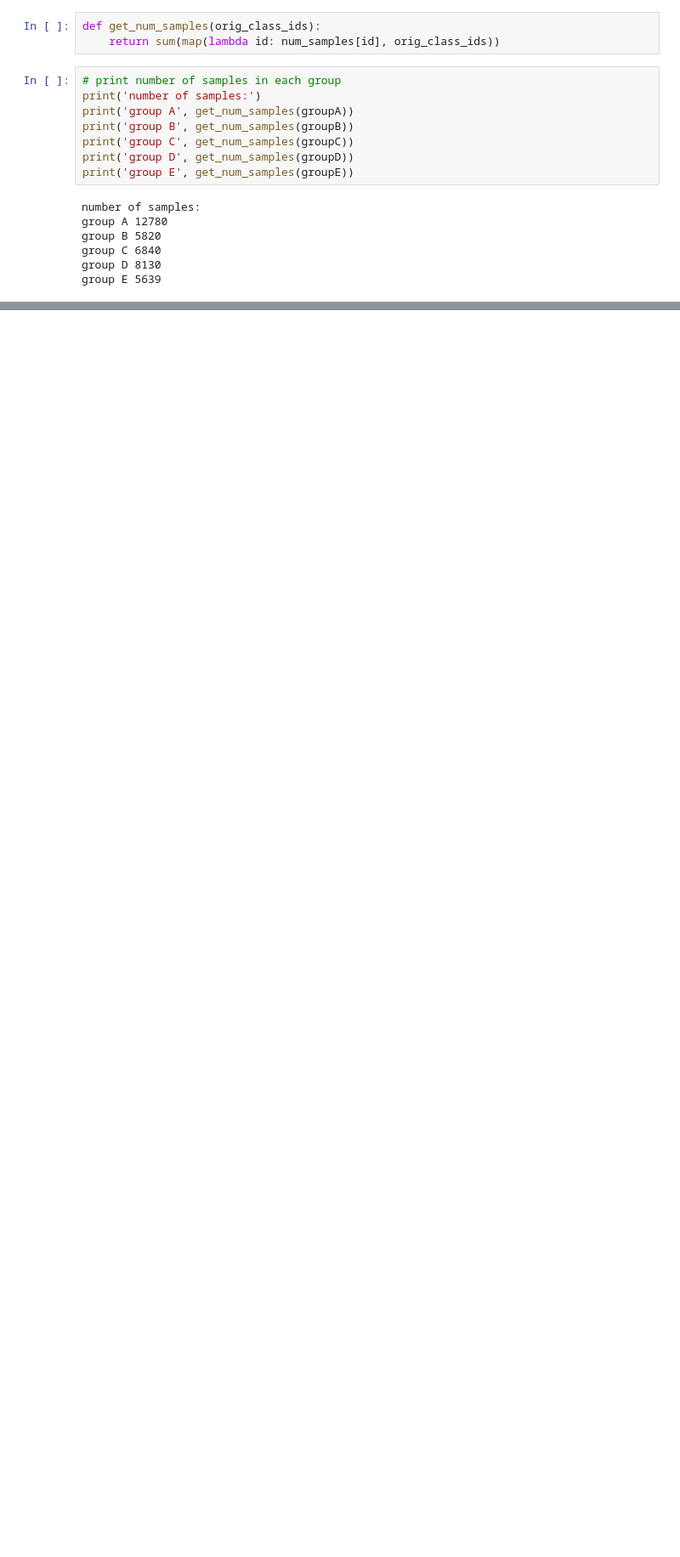
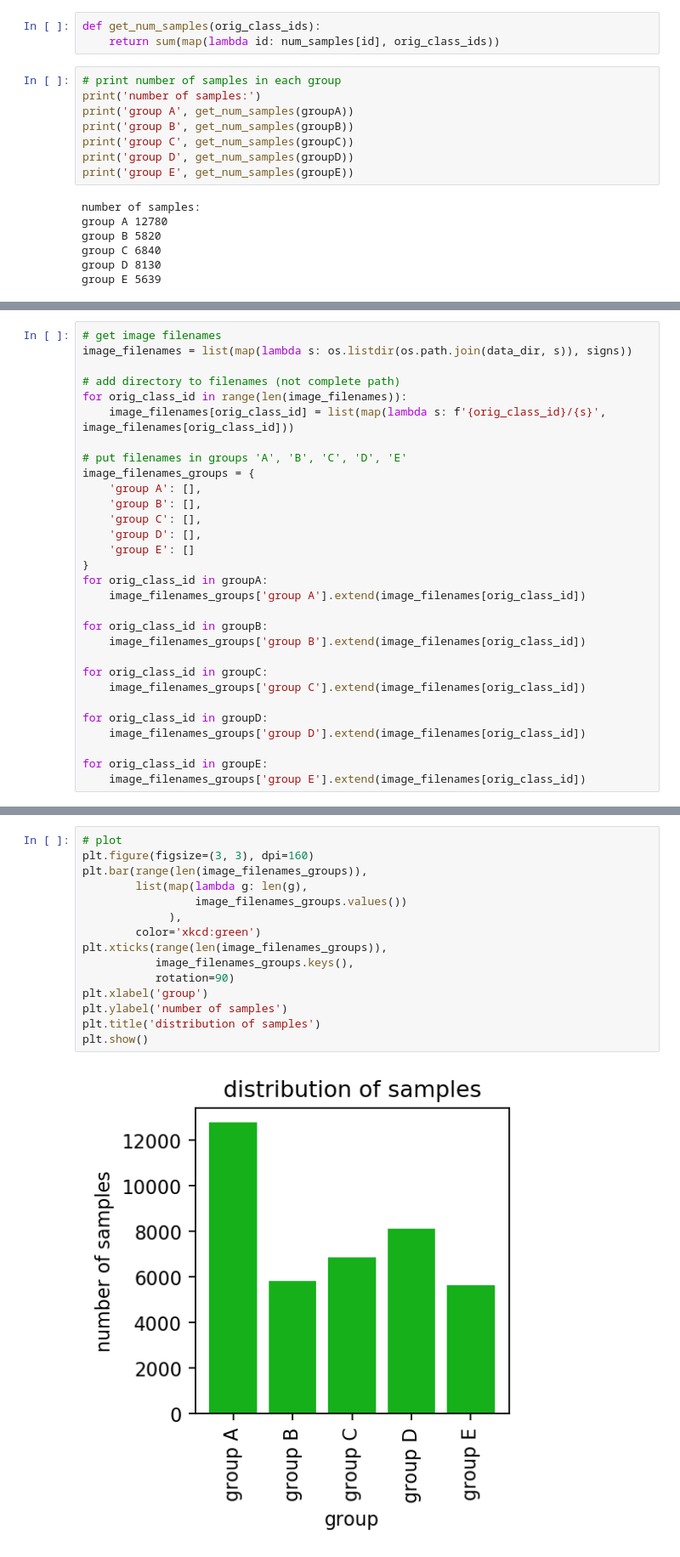
Before and after one commit to avinashjairam/Exploring-Neural-Networks, a Jupyter notebook: HW 3/prob 2/build_data.ipynb, the cells around one changed output, grey strips where cells are left out. Shown at 85% size. Saved outputs shown, nothing was run; the diff lists cells and outputs as text; blank space fills up the shorter version.

Commit message:
added build data

```diff
--- a/HW 3/prob 2/build_data.ipynb
+++ b/HW 3/prob 2/build_data.ipynb
@@ -119,0 +114,30 @@ image_filenames_idsonly = list(map(lambda s: os.listdir(os.path.join(data_dir, s
+# %%
+# get image filenames
+image_filenames = list(map(lambda s: os.listdir(os.path.join(data_dir, s)), signs))
+
+# add directory to filenames (not complete path)
+for orig_class_id in range(len(image_filenames)):
+    image_filenames[orig_class_id] = list(map(lambda s: f'{orig_class_id}/{s}', image_filenames[orig_class_id]))
+
+# put filenames in groups 'A', 'B', 'C', 'D', 'E'
+image_filenames_groups = {
+    'group A': [],
+    'group B': [],
+    'group C': [],
+    'group D': [],
+    'group E': []
+}
+for orig_class_id in groupA:
+    image_filenames_groups['group A'].extend(image_filenames[orig_class_id])
+
+for orig_class_id in groupB:
+    image_filenames_groups['group B'].extend(image_filenames[orig_class_id])
+
+for orig_class_id in groupC:
+    image_filenames_groups['group C'].extend(image_filenames[orig_class_id])
+
+for orig_class_id in groupD:
+    image_filenames_groups['group D'].extend(image_filenames[orig_class_id])
+
+for orig_class_id in groupE:
+    image_filenames_groups['group E'].extend(image_filenames[orig_class_id])
@@ -119,0 +159,17 @@ image_filenames_idsonly = list(map(lambda s: os.listdir(os.path.join(data_dir, s
+# %%
+# plot
+plt.figure(figsize=(3, 3), dpi=160)
+plt.bar(range(len(image_filenames_groups)),
+        list(map(lambda g: len(g),
+                 image_filenames_groups.values())
+             ),
+        color='xkcd:green')
+plt.xticks(range(len(image_filenames_groups)),
+           image_filenames_groups.keys(),
+           rotation=90)
+plt.xlabel('group')
+plt.ylabel('number of samples')
+plt.title('distribution of samples')
+plt.show()
+# %% [output]
+[figure, added]
```
Also changed, not shown: parts of 9 cells of this notebook.
